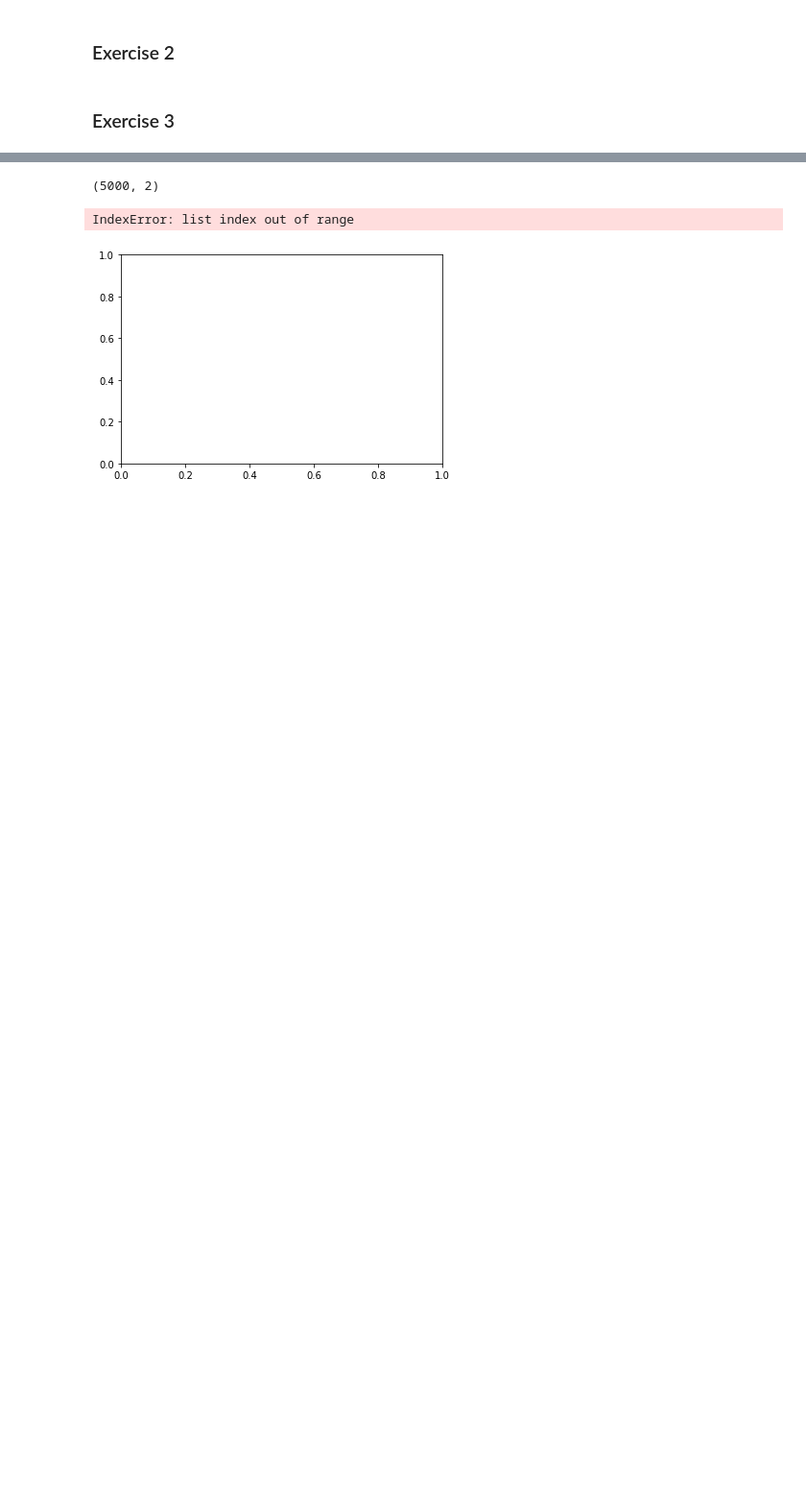
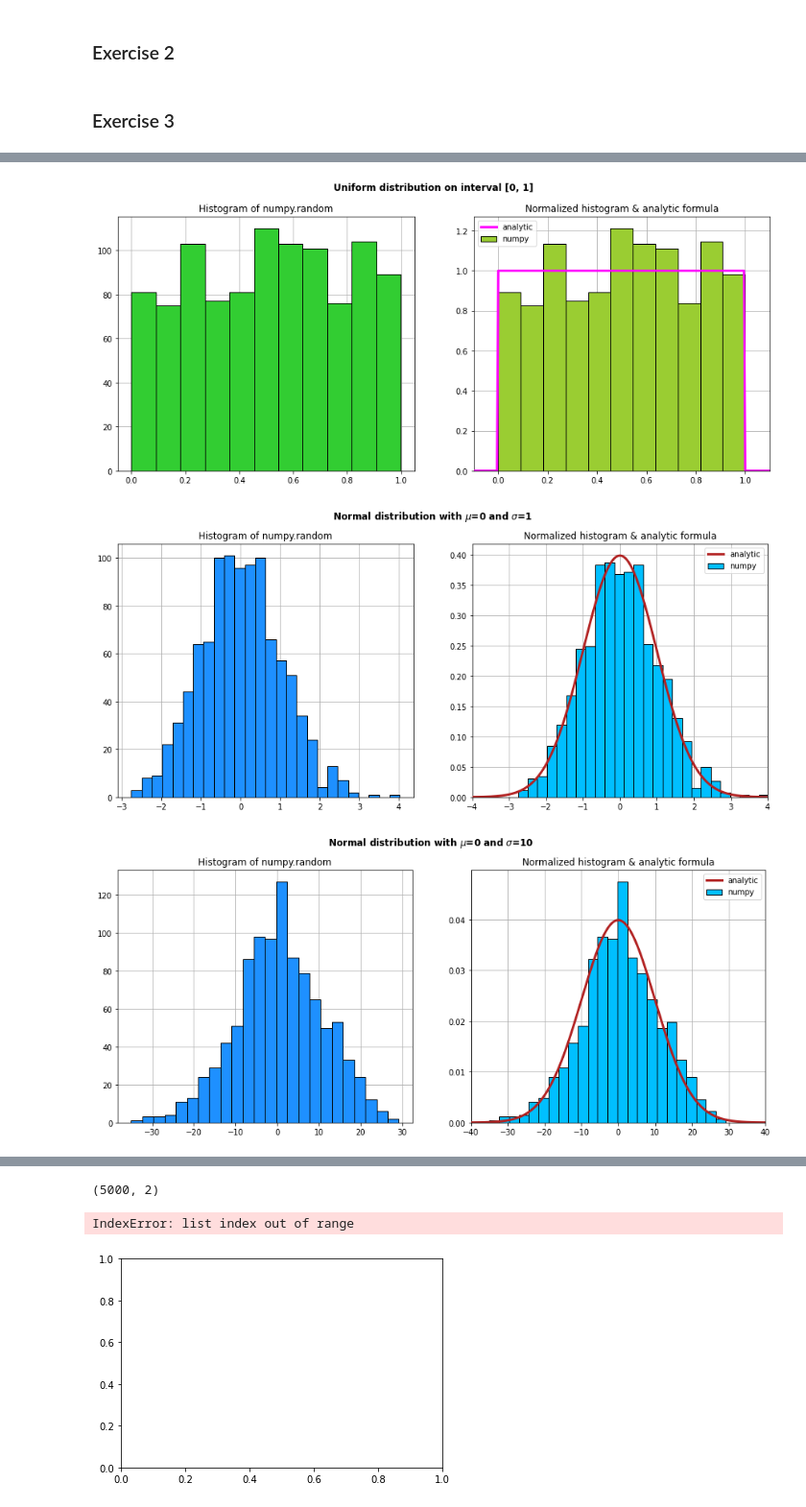
Before and after one commit to SwieciloM/Data-Analytics-Laboratory, a Jupyter notebook: Lab 1 - Random data visualisation and sampling/main.ipynb, the cells around one changed output, grey strips where cells are left out. Shown at 96% size. Cells and saved outputs as stored; diff of their text form; code cells hidden in the pictures; blank space fills up the shorter version.

```diff
--- a/Lab 1 - Random data visualisation and sampling/main.ipynb
+++ b/Lab 1 - Random data visualisation and sampling/main.ipynb
@@ -59,0 +34,67 @@ plt.show()
+# %%
+# Plots for one dimensional distributions:
+
+# a) uniform distribution
+x_auni = np.arange(-0.1, 1.1, 0.005)
+y_auni = [(1/(b_uni1-a_uni1) if a_uni1 <= x <= b_uni1 else 0) for x in x_auni]
+
+fig, (ax0, ax1) = plt.subplots(nrows=1, ncols=2, figsize=(15, 6))
+fig.suptitle('Uniform distribution on interval [0, 1]', fontweight="bold")
+
+ax0.hist(array1, bins='auto', color='limegreen', edgecolor="black", zorder=3)
+ax0.set_title("Histogram of numpy.random")
+ax0.grid(zorder=0)
+
+ax1.hist(array1, bins='auto', density=True, color='yellowgreen', edgecolor="black", zorder=3, label="numpy")
+ax1.plot(x_auni, y_auni, zorder=3, color='fuchsia', linewidth=3, label="analytic")
+ax1.set_title("Normalized histogram & analytic formula")
+ax1.grid(zorder=0)
+ax1.set_xlim(a_uni1-0.1, b_uni1+0.1)
+ax1.legend()
+plt.show()
+
+
+# b) normal distribution
+for mean, std, random_array in [(mean2, std2, array2), (mean3, std3, array3)]:
+    x_anorm = np.arange(mean-4*std, mean+4*std, 0.01)
+    y_anorm = [1/(std*np.sqrt(2*np.pi))*np.exp(-0.5*np.power((x-mean)/std, 2)) for x in x_anorm]
+
+    fig, (ax0, ax1) = plt.subplots(nrows=1, ncols=2, figsize=(15, 6))
+    fig.suptitle(r'Normal distribution with $\mu$={} and $\sigma$={}'.format(mean, std), fontweight="bold")
+
+    ax0.hist(random_array, bins='auto', color='dodgerblue', edgecolor="black", zorder=3)
+    ax0.set_title("Histogram of numpy.random")
+    ax0.grid(zorder=0)
+
+    ax1.hist(random_array, bins='auto', density=True, color='deepskyblue', edgecolor="black", zorder=3, label="numpy")
+    ax1.plot(x_anorm, y_anorm, zorder=3, color='firebrick', linewidth=3, label="analytic")
+    ax1.set_title("Normalized histogram & analytic formula")
+    ax1.grid(zorder=0)
+    ax1.set_xlim(mean-4*std, mean+4*std)
+    ax1.legend()
+    plt.show()
+
+
+# c) beta distribution
+for alpha, beta, random_array in [(a_bet4, b_bet4, array4), (a_bet5, b_bet5, array5), (a_bet6, b_bet6, array6)]:
+    x_abet = np.arange(mean-4*std, mean+4*std, 0.01)
+    y_abet = [1/(std*np.sqrt(2*np.pi))*np.exp(-0.5*np.power((x-mean)/std, 2)) for x in x_anorm]
+
+    fig, (ax0, ax1) = plt.subplots(nrows=1, ncols=2, figsize=(15, 6))
+    fig.suptitle(r'Normal distribution with $\mu$={} and $\sigma$={}'.format(mean, std), fontweight="bold")
+
+    ax0.hist(random_array, bins='auto', color='darkorange', edgecolor="black", zorder=3)
+    ax0.set_title("Histogram of numpy.random")
+    ax0.grid(zorder=0)
+
+    ax1.hist(random_array, bins='auto', density=True, color='sandybrown', edgecolor="black", zorder=3, label="numpy")
+    ax1.plot(x_anorm, y_anorm, zorder=3, color='steelblue', linewidth=3, label="analytic")
+    ax1.set_title("Normalized histogram & analytic formula")
+    ax1.grid(zorder=0)
+    ax1.set_xlim(mean-4*std, mean+4*std)
+    ax1.legend()
+    plt.show()
+# %% [output]
+[figure, added]
+[figure, added]
+[figure, added]
```
Also changed, not shown: parts of 3 cells of this notebook.
